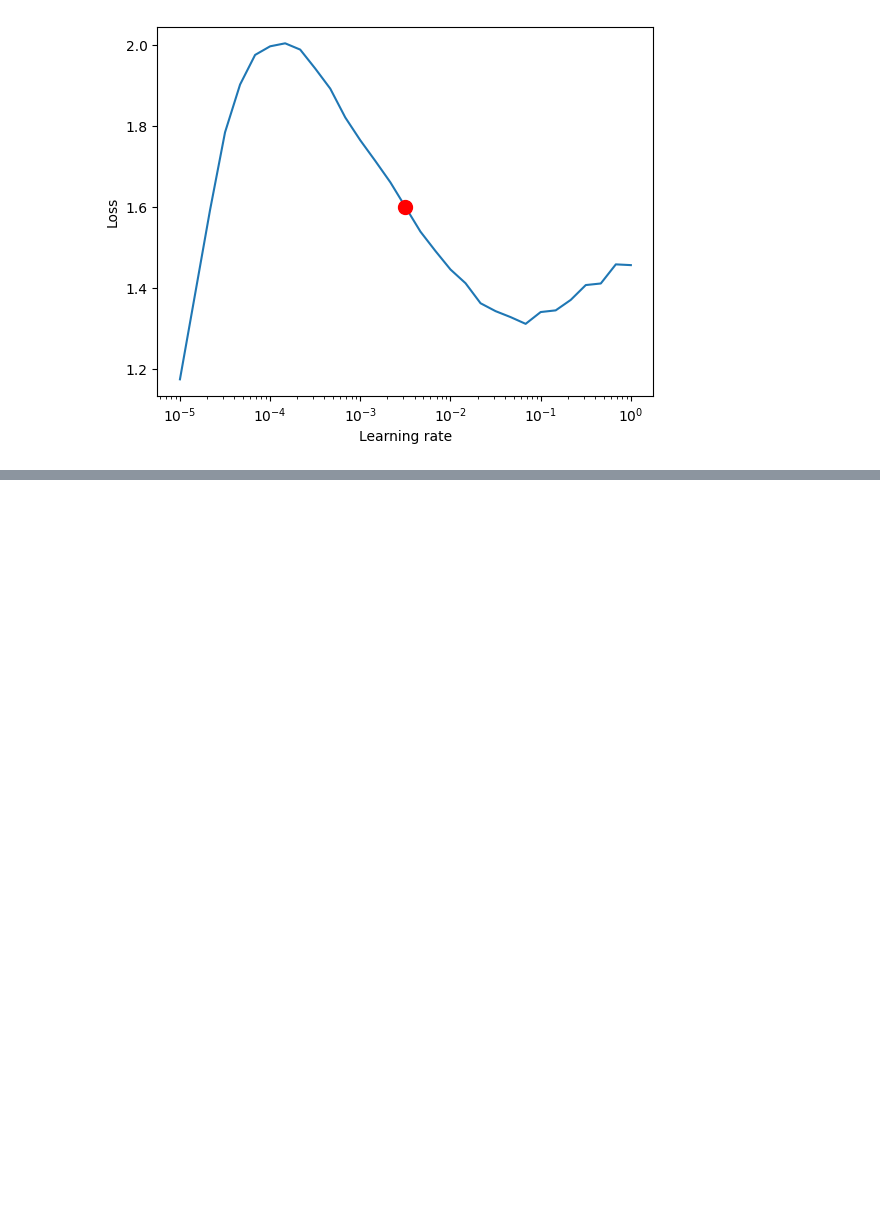
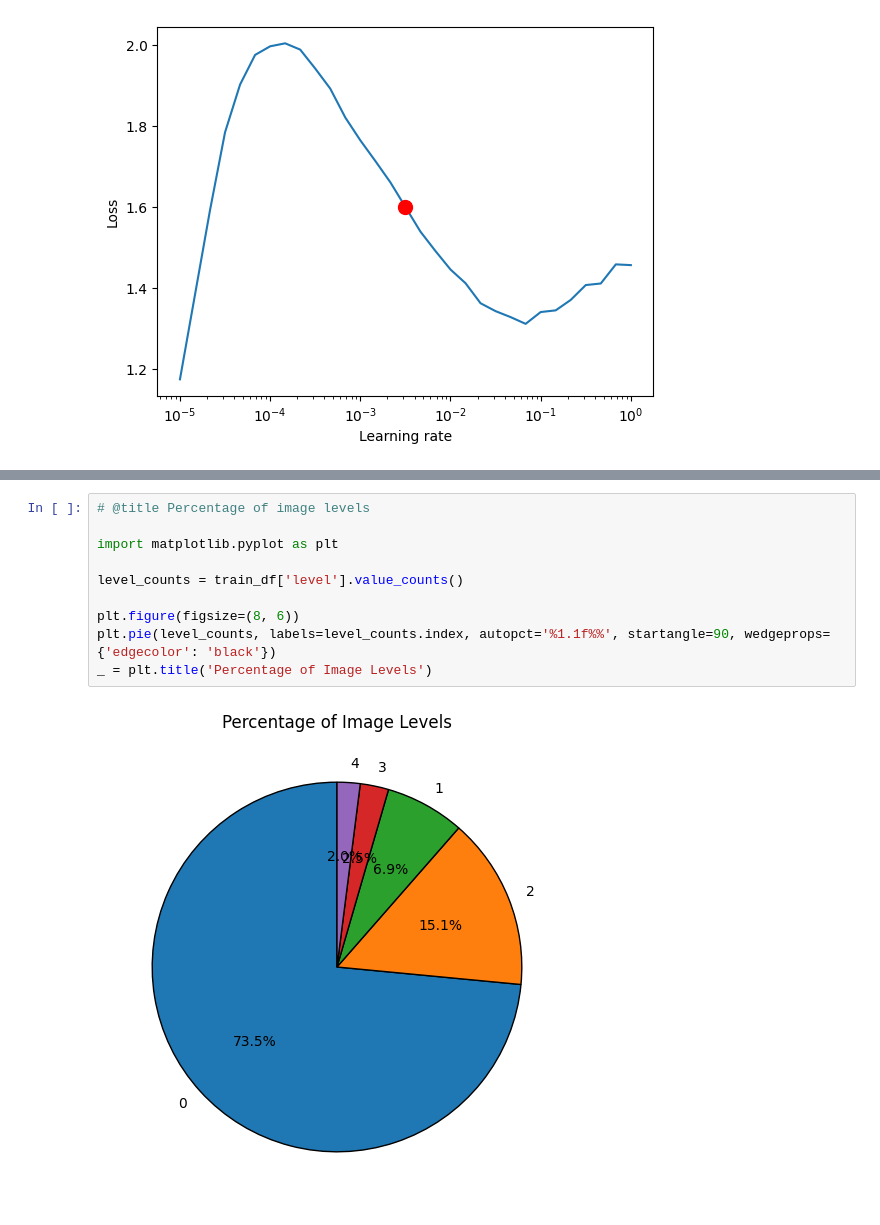
Before and after one commit to siddheshcn/diabetic-retinopathy-classification-multiclass, a Jupyter notebook: kaggleDR_multiclass.ipynb, the cells around one changed output, grey strips where cells are left out. Drawn from its saved outputs; the diff is of its cells as text; blank space fills up the shorter version.

```diff
--- a/kaggleDR_multiclass.ipynb
+++ b/kaggleDR_multiclass.ipynb
@@ -1025,0 +1096,12 @@ classifier.1
+# %%
+# @title Percentage of image levels
+
+import matplotlib.pyplot as plt
+
+level_counts = train_df['level'].value_counts()
+
+plt.figure(figsize=(8, 6))
+plt.pie(level_counts, labels=level_counts.index, autopct='%1.1f%%', startangle=90, wedgeprops={'edgecolor': 'black'})
+_ = plt.title('Percentage of Image Levels')
+# %% [output]
+[figure, added]
```
Also changed, not shown: parts of 117 cells of this notebook.
